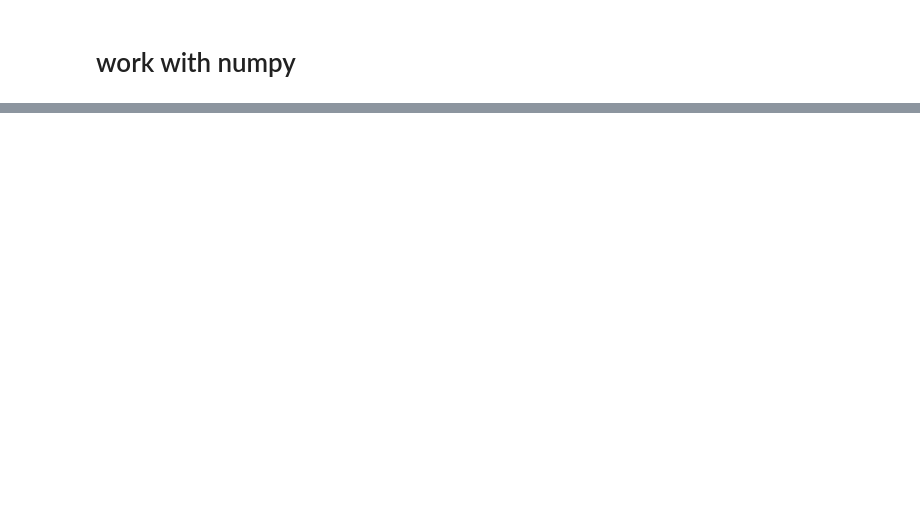
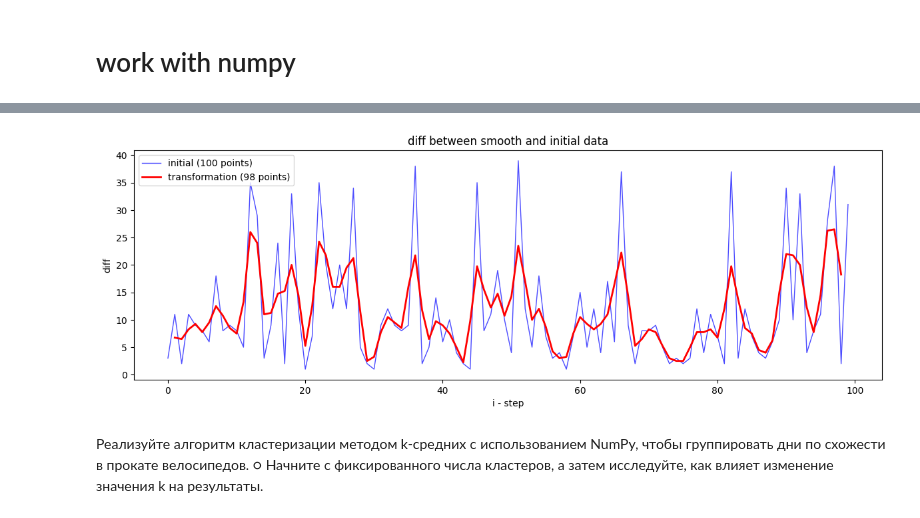
Before and after one commit to artemguivan/analysis_labs, a Jupyter notebook: lab1.ipynb, the cells around one changed output, grey strips where cells are left out. Cells and saved outputs as stored; diff of their text form; code cells hidden in the pictures; blank space fills up the shorter version.

```diff
--- a/lab1.ipynb
+++ b/lab1.ipynb
@@ -329,0 +483,11 @@ array([1483231500, 1483229820, 1483231080, ..., 1485820800, 1485821580,
+# %%
+draw_diff_graph(unified_df_timestamp, "avg_rentals_per_month", 100, gaussian)
+# %% [output]
+[figure, added]
+# %% [markdown]
+Реализуйте алгоритм кластеризации методом k-средних с
+использованием NumPy, чтобы группировать дни по схожести в прокате
+велосипедов.
+○
+Начните с фиксированного числа кластеров, а затем исследуйте, как
+влияет изменение значения k на результаты.
```
Also changed, not shown: parts of 62 cells of this notebook, 1 other file.
